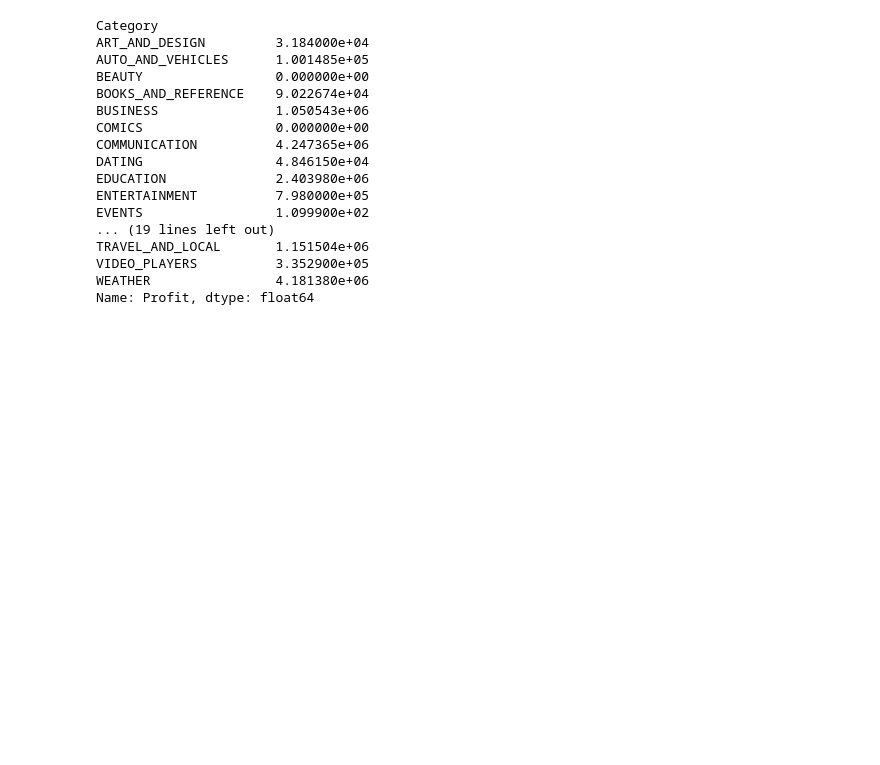
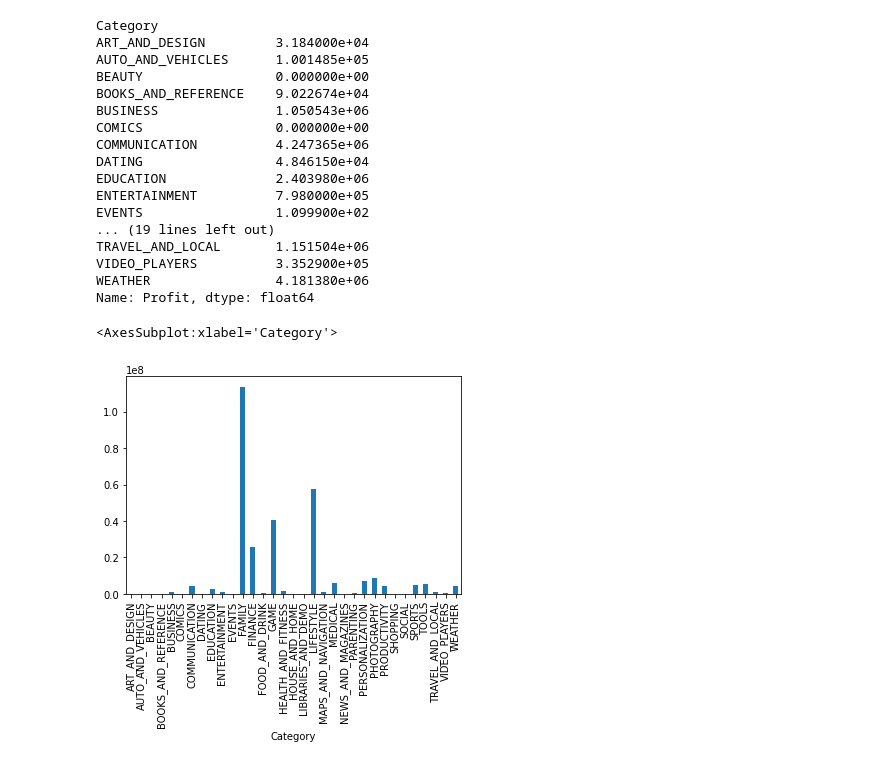
Before and after one commit to andreicioaca/data_5_team_1, a Jupyter notebook: Googleplaystore/DevelHopeTask1.ipynb, the cells around one changed output. Drawn from its saved outputs; the diff is of its cells as text; code cells hidden in the pictures; blank space fills up the shorter version.

```diff
--- a/Googleplaystore/DevelHopeTask1.ipynb
+++ b/Googleplaystore/DevelHopeTask1.ipynb
@@ -136,3 +110,8 @@ TRAVEL_AND_LOCAL       1.151504e+06
 VIDEO_PLAYERS          3.352900e+05
 WEATHER                4.181380e+06
 Name: Profit, dtype: float64
+# %%
+Profit.plot.bar()
+# %% [output]
+<AxesSubplot:xlabel='Category'>
+[figure, added]
```
Also changed, not shown: parts of 4 cells of this notebook.
